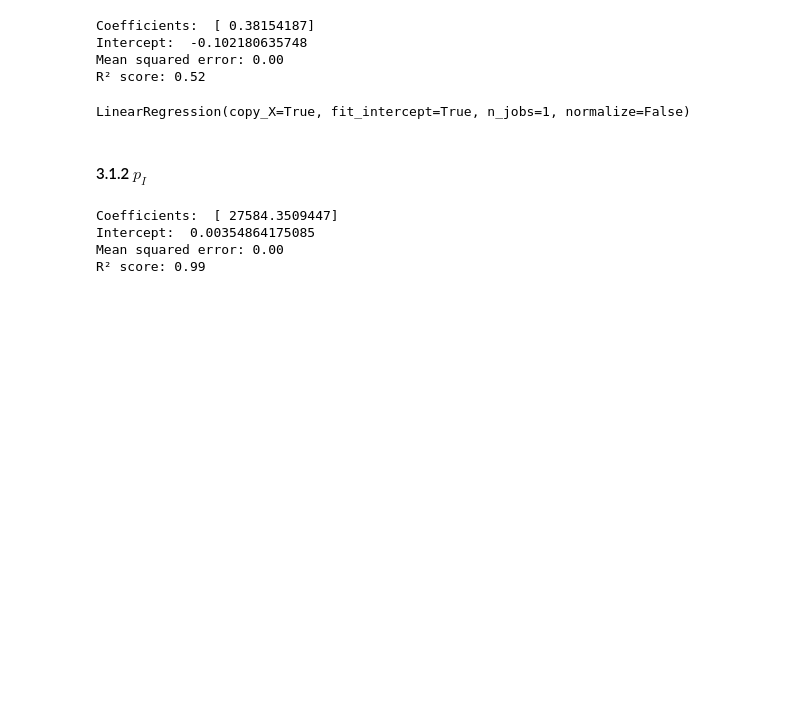
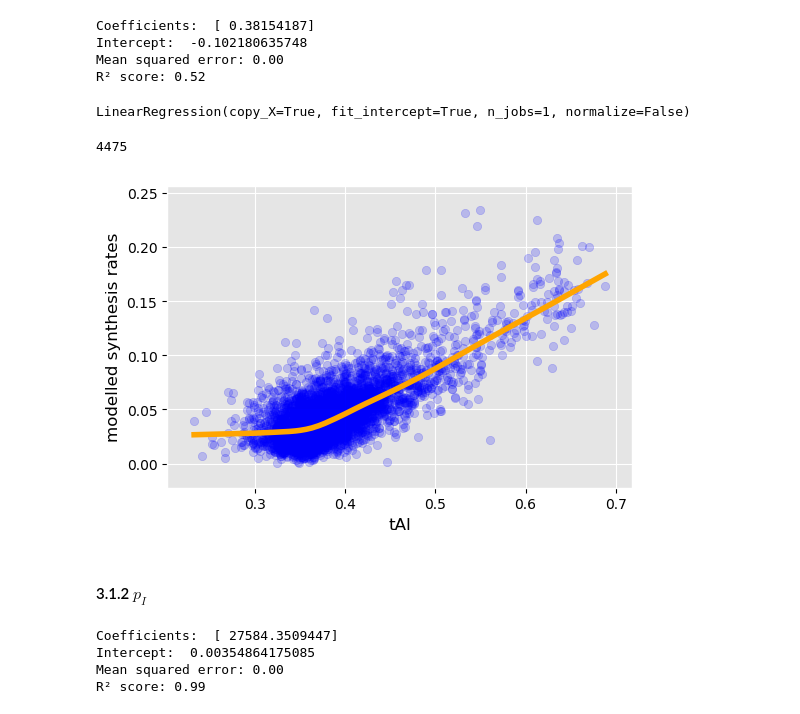
Before and after one commit to gittenberg/TRSL, a Jupyter notebook: workbooks/analyses/11 Synthesis Rate Regressions.ipynb, the cells around one changed output. Drawn from its saved outputs; the diff is of its cells as text; code cells hidden in the pictures; blank space fills up the shorter version.

Commit message:
Charts & utilities

```diff
--- a/workbooks/analyses/11 Synthesis Rate Regressions.ipynb
+++ b/workbooks/analyses/11 Synthesis Rate Regressions.ipynb
@@ -4,7 +4,12 @@
 import cPickle as pkl
 import numpy as np
 import pandas as pd
+import matplotlib
+import matplotlib.pyplot as plt
+%matplotlib inline
+matplotlib.style.use('ggplot')
 
+from statsmodels.nonparametric.smoothers_lowess import lowess
 from sklearn import linear_model
 from sklearn.metrics import mean_squared_error, r2_score
 # %% [markdown]
@@ -108,6 +162,17 @@ Intercept:  -0.102180635748
 Mean squared error: 0.00
 R² score: 0.52
 LinearRegression(copy_X=True, fit_intercept=True, n_jobs=1, normalize=False)
+# %%
+tai_dict = pd.Series(regression_data.tAI.values, index=regression_data.name).to_dict()
+# %%
+rates_dict = pd.Series(regression_data['synth. rate per transcript [molecules/transcript/s]'].values,
+                       index=regression_data.name).to_dict()
+# %%
+scatter_dicts(tai_dict, rates_dict, xaxislabel='tAI', yaxislabel='modelled synthesis rates', fontsize=None, alpha=0.2,
+              xlog=False, ylog=False, xmax=False, ymax=False)
+# %% [output]
+4475
+[figure, added]
 # %% [markdown]
 #### 3.1.2 $p_I$
 # %%
```
Also changed, not shown: parts of 9 cells of this notebook, 1 other file.
